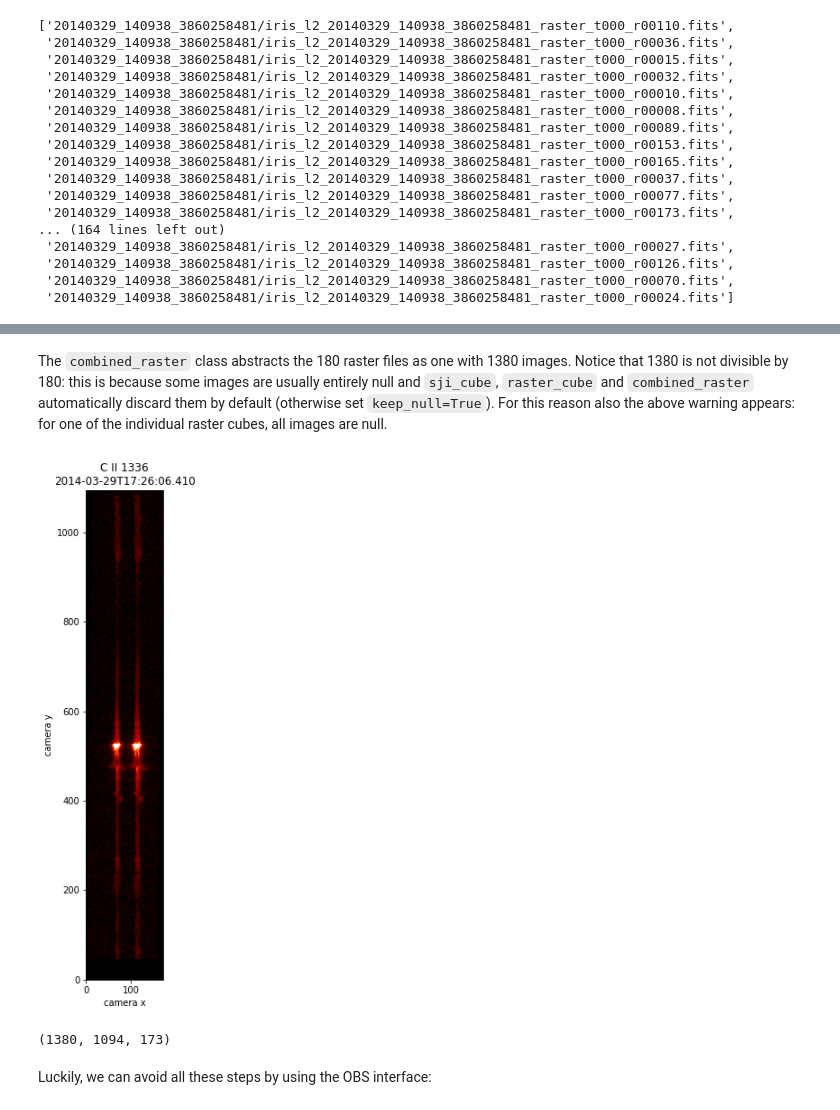
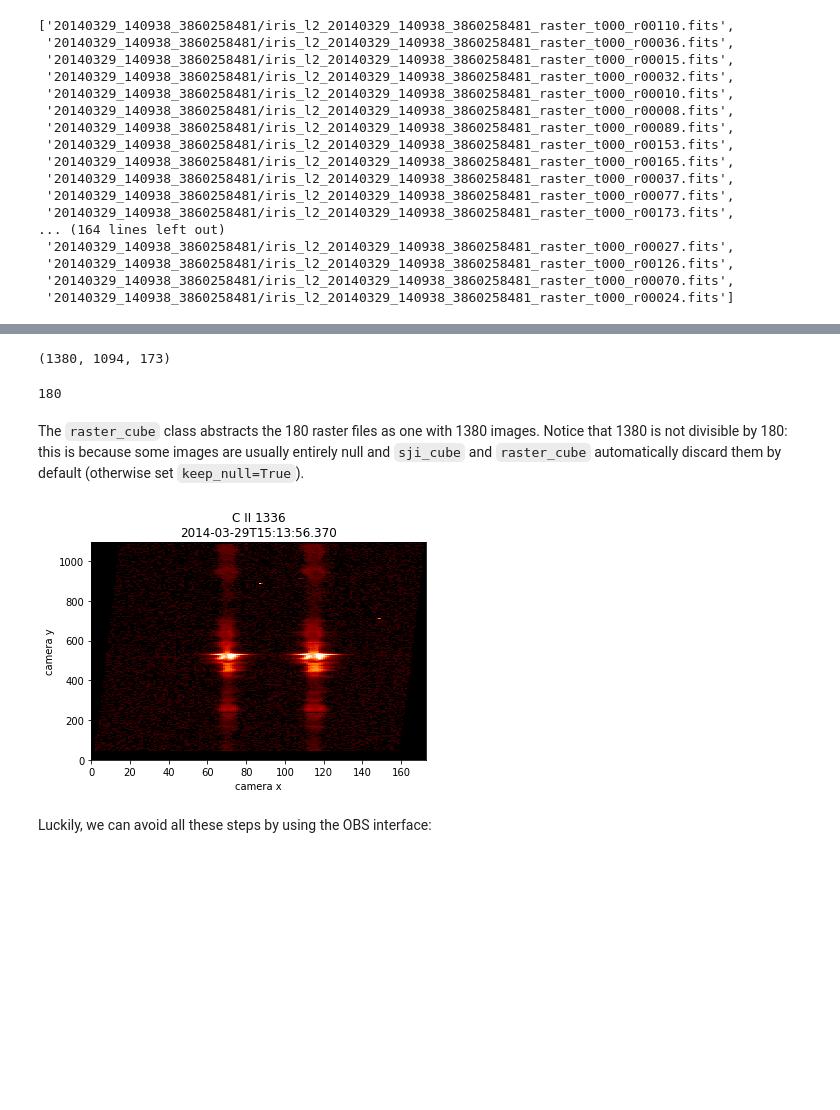
Before and after one commit to i4Ds/IRISreader, a Jupyter notebook: notebooks/IRISreader_tutorial_notebook.ipynb, the cells around one changed output, grey strips where cells are left out. Saved outputs shown, nothing was run; the diff lists cells and outputs as text; code cells hidden in the pictures; blank space fills up the shorter version.

```diff
--- a/notebooks/IRISreader_tutorial_notebook.ipynb
+++ b/notebooks/IRISreader_tutorial_notebook.ipynb
@@ -561,14 +573,19 @@ comb_raster = combined_raster( raster_files, line="C II" )
+# %%
+raster = raster_cube( raster_files )
+# %%
+raster.shape
+# %% [output]
+(1380, 1094, 173)
+# %%
+raster.n_files
+# %% [output]
+180
 # %% [markdown]
-The `combined_raster` class abstracts the 180 raster files as one with 1380 images. Notice that 1380 is not divisible by 180: this is because some images are usually entirely null and `sji_cube`, `raster_cube` and `combined_raster` automatically discard them by default (otherwise set `keep_null=True`). For this reason also the above warning appears: for one of the individual raster cubes, all images are null.
+The `raster_cube` class abstracts the 180 raster files as one with 1380 images. Notice that 1380 is not divisible by 180: this is because some images are usually entirely null and `sji_cube` and `raster_cube` automatically discard them by default (otherwise set `keep_null=True`).
-# %%
-plt.figure( figsize=(2,10))
-comb_raster.plot( 1200 )
-# %% [output]
-[figure, removed]
-# %%
-comb_raster.shape
-# %% [output]
-(1380, 1094, 173)
+# %%
+raster.plot( 1200 )
+# %% [output]
+[figure, added]
 # %% [markdown]
 Luckily, we can avoid all these steps by using the OBS interface:
 # %%
```
Also changed, not shown: parts of 57 cells of this notebook, 8 other files.
